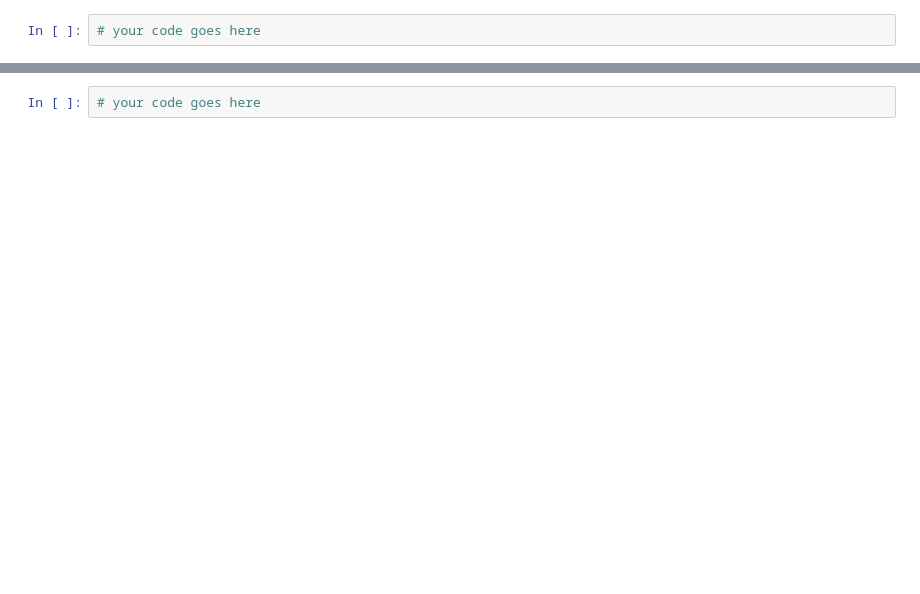
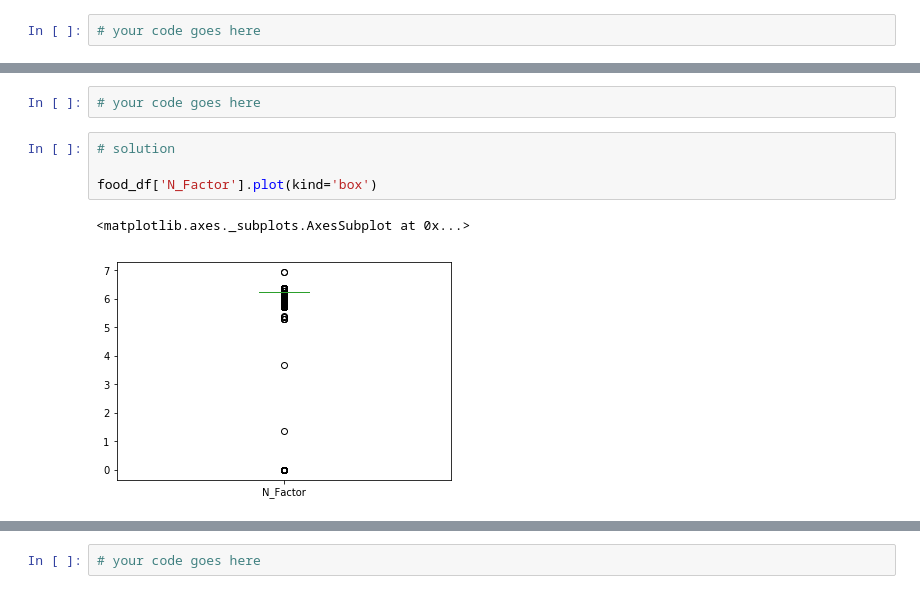
Before and after one commit to rahmah7/RDP-health-and-obesity-trends, a Jupyter notebook: Project.ipynb, the cells around one changed output, grey strips where cells are left out. Saved outputs shown, nothing was run; the diff lists cells and outputs as text; blank space fills up the shorter version.

```diff
--- a/Project.ipynb
+++ b/Project.ipynb
@@ -58,0 +103,9 @@ food_df.head()
+# %%
+# your code goes here
+# %%
+# solution
+
+food_df['N_Factor'].plot(kind='box')
+# %% [output]
+<matplotlib.axes._subplots.AxesSubplot at 0x...>
+[figure, added]
```
Also changed, not shown: parts of 56 cells of this notebook.
